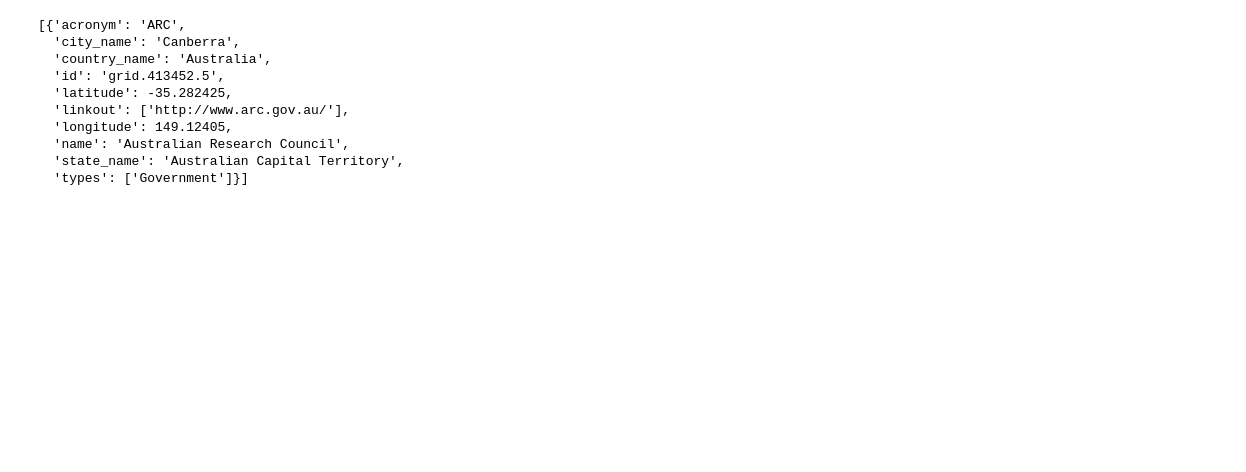
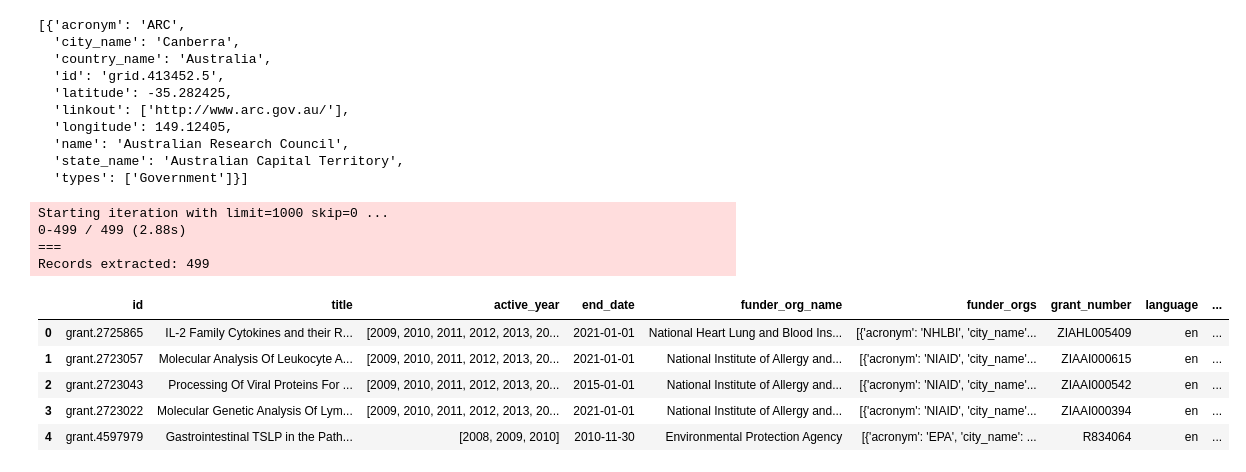
Before and after one commit to awekim/dimensions_data, a Jupyter notebook: Dimensions_funding_imports.ipynb, the cells around one changed output. Drawn from its saved outputs; the diff is of its cells as text; code cells hidden in the pictures; blank space fills up the shorter version.

```diff
--- a/Dimensions_funding_imports.ipynb
+++ b/Dimensions_funding_imports.ipynb
@@ -129,0 +144,25 @@ grant_data_df['funder_orgs'][0]
+# %%
+intemp = pub_grant_list.iloc[0:499,]
+query = """search grants
+            where id in """+'''['''+','.join(f'"{x}"' for x in intemp['supporting_grant_ids'].to_list())+''']'''+"""
+            return grants"""
+intemp_data = dsl.query_iterative(query)
+intemp_data = intemp_data.as_dataframe()
+
+pub_grant_df = pd.concat([pub_grant_df, intemp_data], axis=0)
+
+pub_grant_list = pub_grant_list.drop(pub_grant_list.index[0:499])
+# %% [output]
+Starting iteration with limit=1000 skip=0 ...
+0-499 / 499 (2.88s)
+===
+Records extracted: 499
+# %%
+pub_grant_df.head()
+# %% [output]
+|  | id | title | active_year | end_date | funder_org_name | funder_orgs | grant_number | language | ... |
+| 0 | grant.2725865 | IL-2 Family Cytokines and their R... | [2009, 2010, 2011, 2012, 2013, 20... | 2021-01-01 | National Heart Lung and Blood Ins... | [{'acronym': 'NHLBI', 'city_name'... | ZIAHL005409 | en | ... |
+| 1 | grant.2723057 | Molecular Analysis Of Leukocyte A... | [2009, 2010, 2011, 2012, 2013, 20... | 2021-01-01 | National Institute of Allergy and... | [{'acronym': 'NIAID', 'city_name'... | ZIAAI000615 | en | ... |
+| 2 | grant.2723043 | Processing Of Viral Proteins For ... | [2009, 2010, 2011, 2012, 2013, 20... | 2015-01-01 | National Institute of Allergy and... | [{'acronym': 'NIAID', 'city_name'... | ZIAAI000542 | en | ... |
+| 3 | grant.2723022 | Molecular Genetic Analysis Of Lym... | [2009, 2010, 2011, 2012, 2013, 20... | 2021-01-01 | National Institute of Allergy and... | [{'acronym': 'NIAID', 'city_name'... | ZIAAI000394 | en | ... |
+| 4 | grant.4597979 | Gastrointestinal TSLP in the Path... | [2008, 2009, 2010] | 2010-11-30 | Environmental Protection Agency | [{'acronym': 'EPA', 'city_name': ... | R834064 | en | ... |
```
Also changed, not shown: parts of 5 cells of this notebook, 4 other files.
